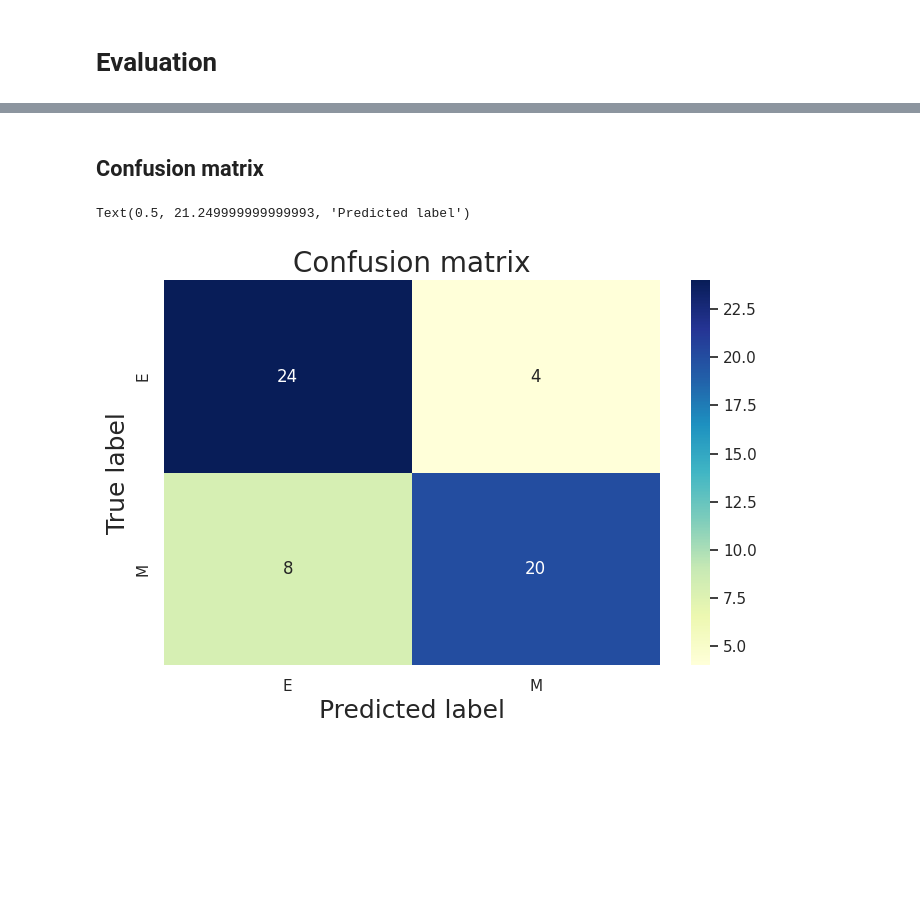
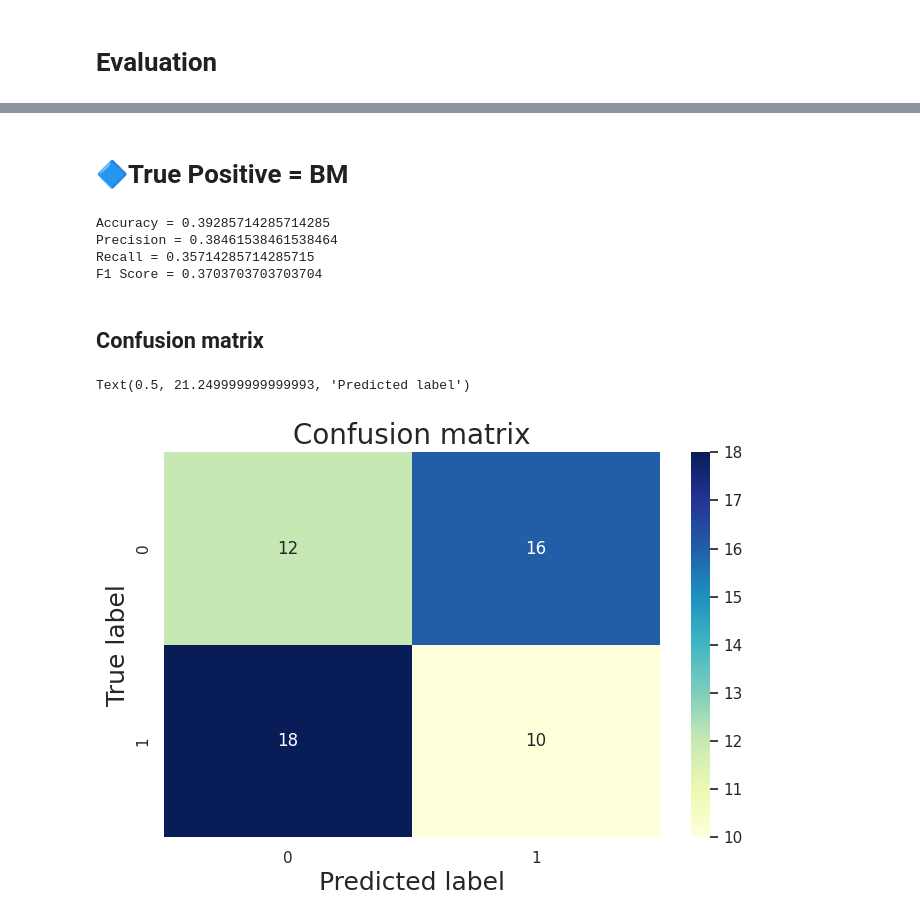
Before and after one commit to WiratchawaKannika/Rheology_Exp, a Jupyter notebook: ViT_Classification/Evaluation_ViTmodel_2dFFT_image_blood_EM_Classification.ipynb, the cells around one changed output, grey strips where cells are left out. Saved outputs shown, nothing was run; the diff lists cells and outputs as text; code cells hidden in the pictures; blank space fills up the shorter version.

```diff
--- a/ViT_Classification/Evaluation_ViTmodel_2dFFT_image_blood_EM_Classification.ipynb
+++ b/ViT_Classification/Evaluation_ViTmodel_2dFFT_image_blood_EM_Classification.ipynb
@@ -205,25 +213,39 @@ weighted avg       0.79      0.79      0.78        56
+# %% [markdown]
+# 🔷True Positive = BM
+# %%
+accuracy = accuracy_score(act, pred)
+precision = precision_score(act, pred, average='binary', pos_label='M')
+recall = recall_score(act, pred, average='binary', pos_label='M')
+f1score = f1_score(act, pred, average='binary', pos_label='M')
+#print('classifier accuracy = {}%'.format((100.*np.trace(cmat))/(np.sum(cmat))))
+print(f"Accuracy = {accuracy}")
+print(f"Precision = {precision}")
+print(f"Recall = {recall}")
+print(f"F1 Score = {f1score}")
+# %% [output]
+Accuracy = 0.39285714285714285
+Precision = 0.38461538461538464
+Recall = 0.35714285714285715
+F1 Score = 0.3703703703703704
 # %% [markdown]
 ## Confusion matrix
 # %%
-#create CF
-data = {'Actual': act,'Predicted' : pred,}
-df = pd.DataFrame(data, columns=['Actual','Predicted'])
-conf_mat = pd.crosstab(df['Actual'],df['Predicted'],rownames=['Actual'],colnames=['Predicted'])
+# #create CF
+# data = {'Actual': act,'Predicted' : pred,}
+# df = pd.DataFrame(data, columns=['Actual','Predicted'])
+# conf_mat = pd.crosstab(df['Actual'],df['Predicted'],rownames=['Actual'],colnames=['Predicted'])
 
-#Confusion matrix
-from sklearn.metrics import confusion_matrix
-import matplotlib.pyplot as plt
-cm = confusion_matrix(act, pred)
+# #Confusion matrix
+# from sklearn.metrics import confusion_matrix
+# import matplotlib.pyplot as plt
+# cm = confusion_matrix(act, pred, labels=['E', 'M'])
 
-#plot Confusion matrix
-import seaborn as sns
-sns.set()
-fig, ax = plt.subplots(figsize=(8, 5))
+# #plot Confusion matrix
+# import seaborn as sns
+# sns.set()
+# fig, ax = plt.subplots(figsize=(8, 5))
 
-ax = sns.heatmap(conf_mat, annot=True, fmt="d", cmap="YlGnBu") #Blues,Oranges,Reds
-ax.set_title('Confusion matrix',fontsize=20)
-ax.set_ylabel('True label',fontsize=18)
-ax.set_xlabel('Predicted label',fontsize=18)
+# ax = sns.heatmap(conf_mat, annot=True, fmt="d", cmap="YlGnBu") #Blues,Oranges,Reds
+# ax.set_title('Confusion matrix',fontsize=20)
+# ax.set_ylabel('True label',fontsize=18)
+# ax.set_xlabel('Predicted label',fontsize=18)
-# %% [output]
-Text(0.5, 21.249999999999993, 'Predicted label')
-[figure, removed]
@@ -230,3 +256,20 @@ Text(0.5, 21.249999999999993, 'Predicted label')
+# %%
+act_transformed = [1 if i == 'M' else 0 for i in act]
+pred_transformed = [1 if i == 'M' else 0 for i in pred]
+
+cm = confusion_matrix(act_transformed, pred_transformed)
+#plot Confusion matrix
+import seaborn as sns
+sns.set()
+fig, ax = plt.subplots(figsize=(8, 5))
+
+ax = sns.heatmap(cm, annot=True, fmt="d", cmap="YlGnBu") #Blues,Oranges,Reds
+ax.set_title('Confusion matrix',fontsize=20)
+ax.set_ylabel('True label',fontsize=18)
+ax.set_xlabel('Predicted label',fontsize=18)
+# %% [output]
+Text(0.5, 21.249999999999993, 'Predicted label')
+[figure, added]
 # %%
 cm
 # %% [output]
```
Also changed, not shown: parts of 28 cells of this notebook, 9 other files.
